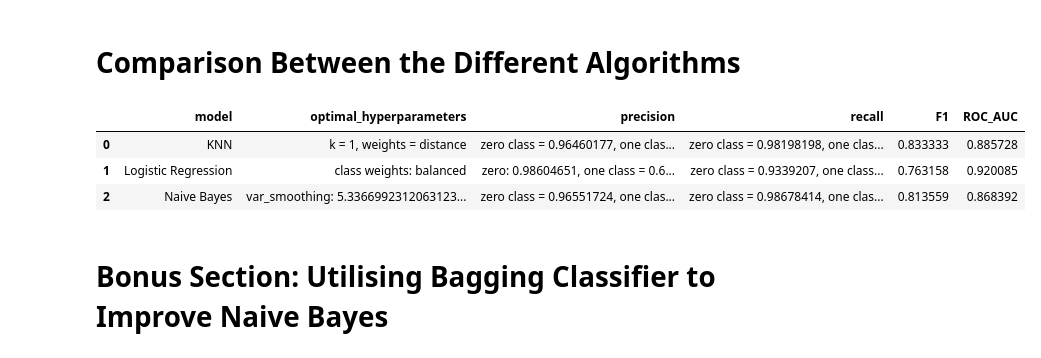
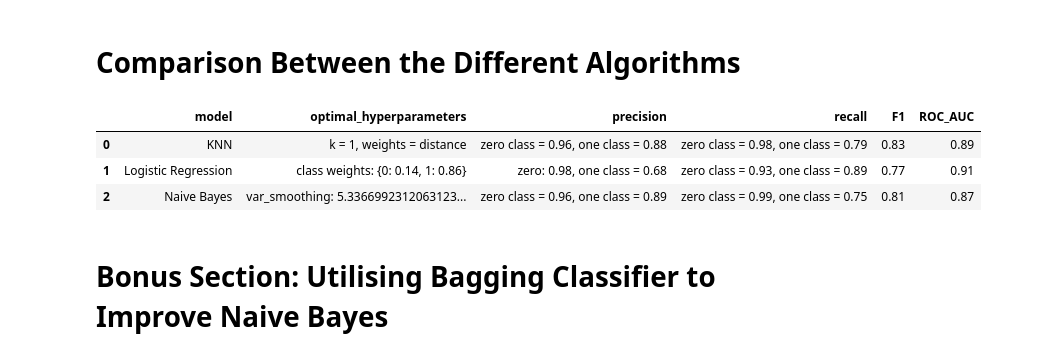
Before and after one commit to YMaher99/Machine-Learning-Course-Project, a Jupyter notebook: Classifying COVID-19 Deaths Using KNN, Logistic Regression, and Naive Bayes by Mostafa Lotfy and Youssef Maher.ipynb, the cells around one changed output. Drawn from its saved outputs; the diff is of its cells as text; code cells hidden in the pictures.

```diff
--- a/Classifying COVID-19 Deaths Using KNN, Logistic Regression, and Naive Bayes by Mostafa Lotfy and Youssef Maher.ipynb
+++ b/Classifying COVID-19 Deaths Using KNN, Logistic Regression, and Naive Bayes by Mostafa Lotfy and Youssef Maher.ipynb
@@ -887,20 +896,20 @@ ROC_AUC: 0.8683920704845816
 # %%
 models_comparision_dic = {
     'model':['KNN', 'Logistic Regression', 'Naive Bayes'],
-    'optimal_hyperparameters': ['k = 1, weights = distance', 'class weights: balanced', 'var_smoothing: 5.3366992312063123e-05'],
-    'precision': ['zero class = 0.96460177, one class = 0.88235294',  'zero: 0.98604651, one class = 0.65909091 ', ' zero class = 0.96551724, one class = 0.88888889'],
-    'recall': ['zero class = 0.98198198, one class = 0.78947368' ,'zero class = 0.9339207, one class = 0.90625','zero class = 0.98678414, one class = 0.75 ' ],
-    'F1': [0.8333333333333333, 0.763157894736842 ,  0.8135593220338982],
-    'ROC_AUC': [0.8857278330962541, 0.9200853524229076 , 0.8683920704845816]
+    'optimal_hyperparameters': ['k = 1, weights = distance', 'class weights: {0: 0.14, 1: 0.86}', 'var_smoothing: 5.3366992312063123e-05'],
+    'precision': ['zero class = 0.96, one class = 0.88',  'zero: 0.98, one class = 0.68 ', ' zero class = 0.96, one class = 0.89'],
+    'recall': ['zero class = 0.98, one class = 0.79' ,'zero class = 0.93, one class = 0.89','zero class = 0.99, one class = 0.75 ' ],
+    'F1': [0.83, 0.77 ,  0.81],
+    'ROC_AUC': [0.89, 0.91 , 0.87]
 }
 
 models_comaprision_df = pd.DataFrame(models_comparision_dic)
 models_comaprision_df
 # %% [output]
 |  | model | optimal_hyperparameters | precision | recall | F1 | ROC_AUC |
-| 0 | KNN | k = 1, weights = distance | zero class = 0.96460177, one clas... | zero class = 0.98198198, one clas... | 0.833333 | 0.885728 |
-| 1 | Logistic Regression | class weights: balanced | zero: 0.98604651, one class = 0.6... | zero class = 0.9339207, one class... | 0.763158 | 0.920085 |
-| 2 | Naive Bayes | var_smoothing: 5.3366992312063123... | zero class = 0.96551724, one clas... | zero class = 0.98678414, one clas... | 0.813559 | 0.868392 |
+| 0 | KNN | k = 1, weights = distance | zero class = 0.96, one class = 0.88 | zero class = 0.98, one class = 0.79 | 0.83 | 0.89 |
+| 1 | Logistic Regression | class weights: {0: 0.14, 1: 0.86} | zero: 0.98, one class = 0.68 | zero class = 0.93, one class = 0.89 | 0.77 | 0.91 |
+| 2 | Naive Bayes | var_smoothing: 5.3366992312063123... | zero class = 0.96, one class = 0.89 | zero class = 0.99, one class = 0.75 | 0.81 | 0.87 |
 # %% [markdown]
 # Bonus Section: Utilising Bagging Classifier to Improve Naive Bayes
 # %%
```
Also changed, not shown: parts of 5 cells of this notebook, 1 other file.
